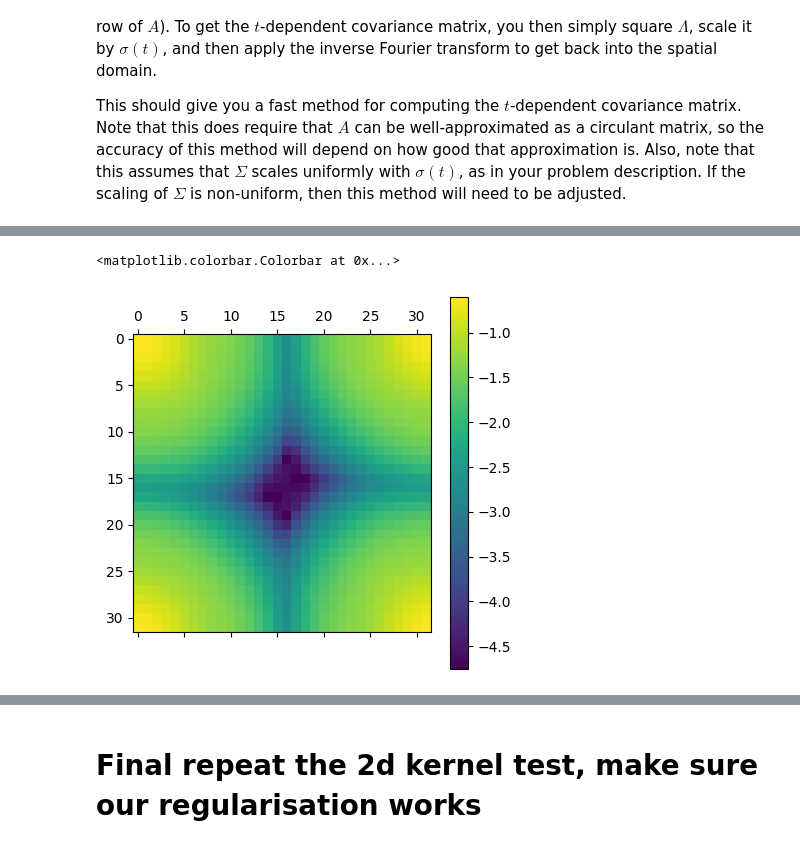
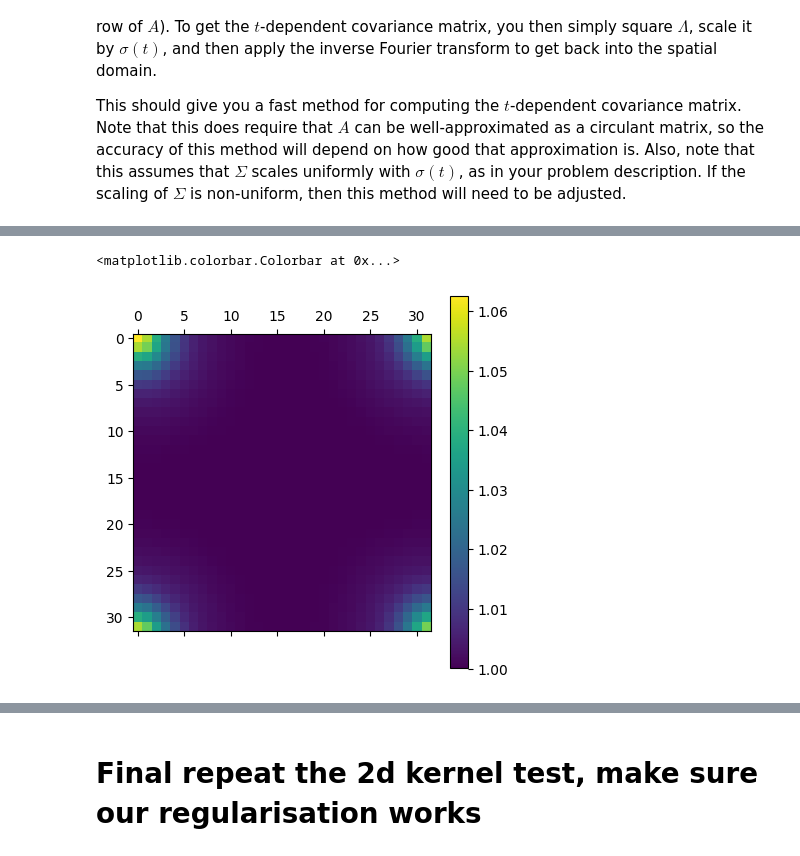
Before and after one commit to AlexandreAdam/DeblendingGalaxies, a Jupyter notebook: notebooks/correlated_gaussian_approx.ipynb, the cells around one changed output, grey strips where cells are left out. Drawn from its saved outputs; the diff is of its cells as text; code cells hidden in the pictures.

```diff
--- a/notebooks/correlated_gaussian_approx.ipynb
+++ b/notebooks/correlated_gaussian_approx.ipynb
@@ -417,7 +436,7 @@ model_pixel_size = 0.025
 
 wcs = make_wcs(coord, orientation=0, pixels=observation_pixels, pixel_size=observation_pixel_size * units.arcsec)
 wcs_list = [wcs]
-with fits.open("../data/F814w_WFC3UV_cropped_psf.fits") as data:
+with fits.open("../data/F814w_WFC3UV_psf.fits") as data:
     psf = data["PRIMARY"].data.astype(np.float32)[None]
 forward_model = make_forward_model(
         psf,
@@ -428,9 +447,9 @@ forward_model = make_forward_model(
         )
 
 x = torch.randn(size=[1, 1, model_pixels, model_pixels])
-A = jacrev(forward_model)(x)
-print(A.shape)
-A = A.view(observation_pixels**2, model_pixels**2)
+# A = jacrev(forward_model)(x)
+# print(A.shape)
+# A = A.view(observation_pixels**2, model_pixels**2)
 # %% [output]
 WCS Keywords
 
@@ -492,0 +484,10 @@ tensor(0.2500)
+# %%
+x = torch.randn(size=[1, 1, model_pixels, model_pixels])
+v = torch.zeros_like(x)
+v[0, 0, model_pixels//2, model_pixels//2] = 1
+_, kernel = jvp(forward_model, (x, ), (v, ))
+kernel = kernel[0, 0]
+
+print(kernel.sum())
+plt.matshow(kernel)
+plt.colorbar()
@@ -493,8 +498,8 @@ tensor(0.2500)
 # %%
-# Finally, we can compute Lambda!
-Lambda = torch.fft.fft2(kernel)
-plt.matshow(np.log10(Lambda.abs()))
+Lambda = torch.abs(torch.fft.fft2(kernel))**2 + 1
+Lambda_inv = 1/Lambda
+plt.matshow(Lambda.abs())
 plt.colorbar()
 # %% [output]
 <matplotlib.colorbar.Colorbar at 0x...>
-[figure, old version]
+[figure, new version]
```
Also changed, not shown: parts of 38 cells of this notebook, 3 other files.
